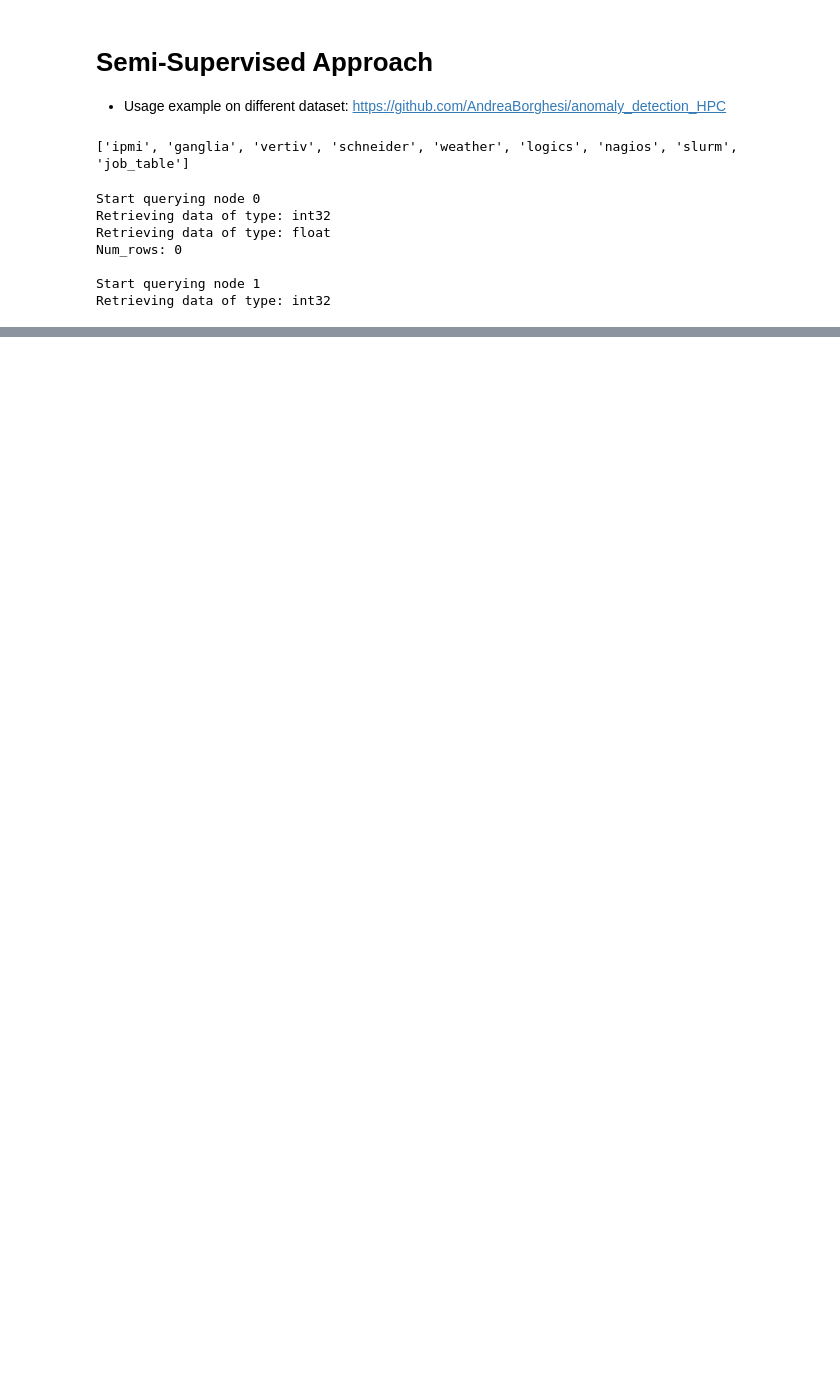
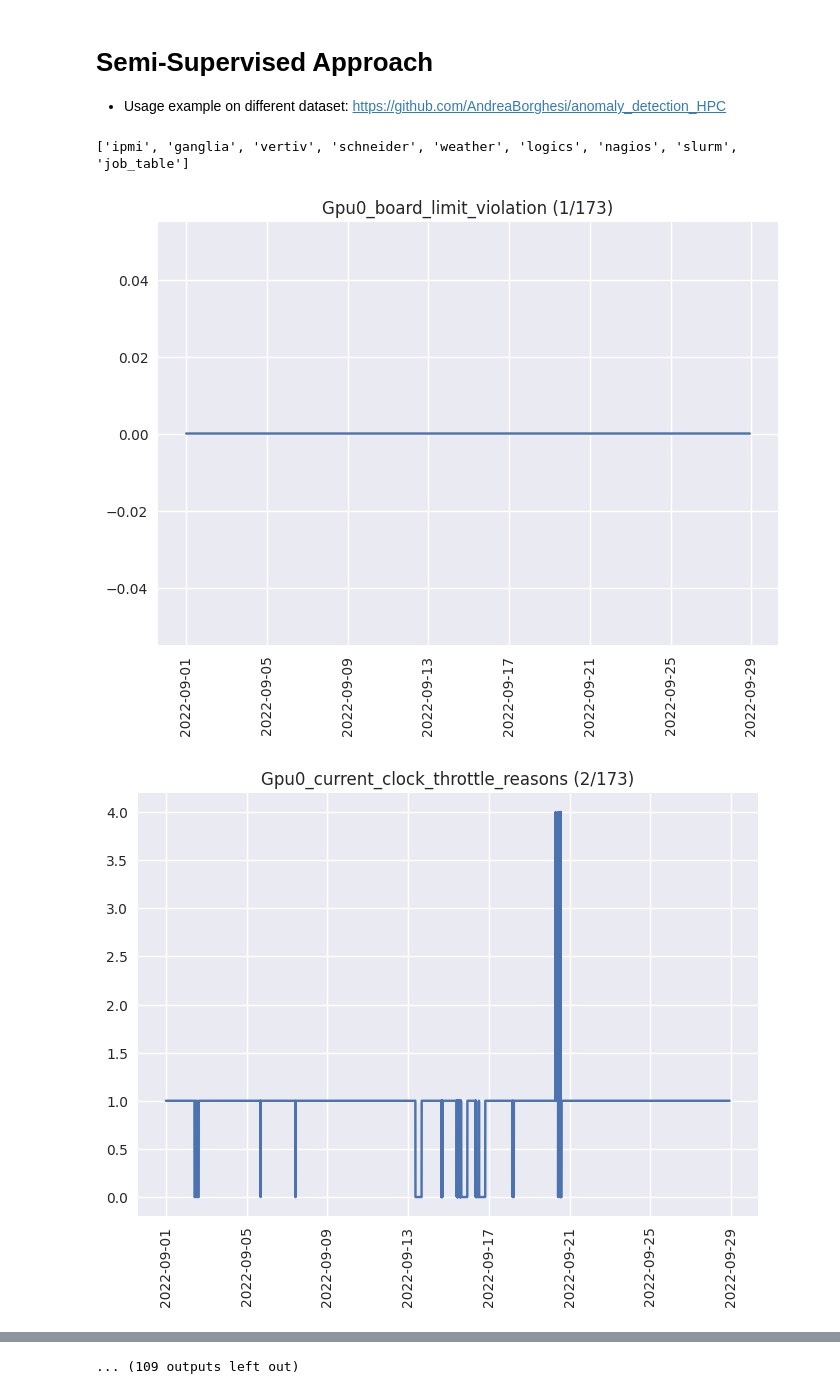
Before and after one commit to RiccardoEvangelisti/Anomaly-Detection, a Jupyter notebook: task/semi-supervised/main.ipynb, the cells around one changed output, grey strips where cells are left out. Drawn from its saved outputs; the diff is of its cells as text; code cells hidden in the pictures; blank space fills up the shorter version.

Commit message:
update query_tool.cpython-310.pyc, query_tool.py and main.ipynb

```diff
--- a/task/semi-supervised/main.ipynb
+++ b/task/semi-supervised/main.ipynb
@@ -19,25 +23,49 @@ plugins = list(client.metrics_per_plugin.keys())
 print(plugins)
 # %% [output]
 ['ipmi', 'ganglia', 'vertiv', 'schneider', 'weather', 'logics', 'nagios', 'slurm', 'job_table']
-# %%
-best_node = 0
-num_rows = 0
-
-for node_id in range(0, 979 + 1):
-    print("Start querying node {}".format(node_id))
-    curr_rows = client.query_plugins(plugins=["ipmi"], node=str(node_id)).shape[0]
-    print("Num_rows: {}\n".format(num_rows))
-    if curr_rows > num_rows:
-        num_rows = curr_rows
-        best_node = node_id
-
-print(best_node)
-print(num_rows)
-# %% [output]
-Start querying node 0
-Retrieving data of type: int32
-Retrieving data of type: float
-Num_rows: 0
-
-Start querying node 1
-Retrieving data of type: int32
+# %%
+all_metrics = {plugin: client.metrics_per_plugin[plugin] for plugin in plugins}
+# %%
+biggest_nodeID = 1162
+nodes_rows = pd.DataFrame({"rows": [0] * (biggest_nodeID)}, dtype=int)
+fill_na_rows = pd.DataFrame({"node": range(0, biggest_nodeID + 1, 1)}, dtype=int)
+# %%
+%%script false --no-raise-error
+
+# Trying to know which are the nodes with the most data available
+for plugin, metrics in all_metrics.items():
+    for met in metrics:
+        # Create dataset with {nodeID, number of rows of the metric}
+        results = (
+            client.query(metrics=[met], columns=["node"])
+            .groupby("node", observed=False)
+            .size()
+            .reset_index(name="rows")
+            .astype({"node": int})
+            .sort_values("node")
+            .reset_index(drop=True)
+        )
+        results = pd.merge(fill_na_rows, results, on="node", how="left")
+        nodes_rows["rows"] += results["rows"].fillna(0)
+
+display(
+    nodes_rows.sort_values(by="rows", ascending=False)
+    .head()
+    .style.set_caption("Nodes with most available data")
+)
+# %%
+df_ganglia = client.query_plugins(plugins="ganglia", node="2")
+# %%
+ganglia_metrics = df_ganglia["metric"].unique()
+size = ganglia_metrics.size
+for i, met in enumerate(ganglia_metrics):
+    df_metric = df_ganglia.loc[df_ganglia["metric"] == met].sort_values(
+        by="timestamp", ascending=True
+    )
+    plt.plot(df_metric["timestamp"], df_metric["value"])
+    plt.title("{} ({}/{})".format(met, i + 1, size))
+    plt.xticks(rotation="vertical")
+    plt.show()
+# %% [output]
+[figure, added]
+[figure, added]
@@ -43,0 +82 @@ Retrieving data of type: int32
+... (109 outputs left out)
```
Also changed, not shown: parts of 2 cells of this notebook, 1 other file.
